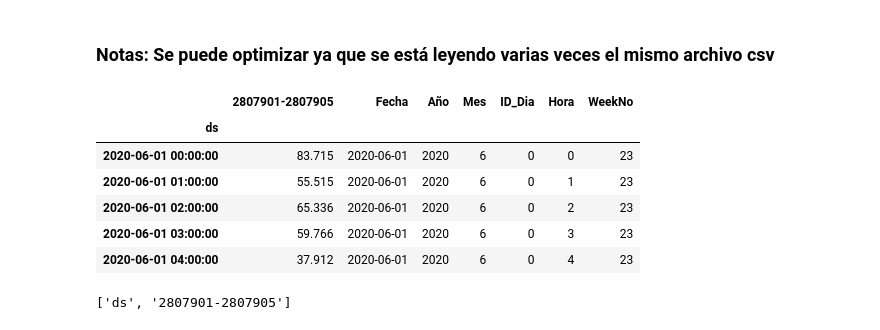
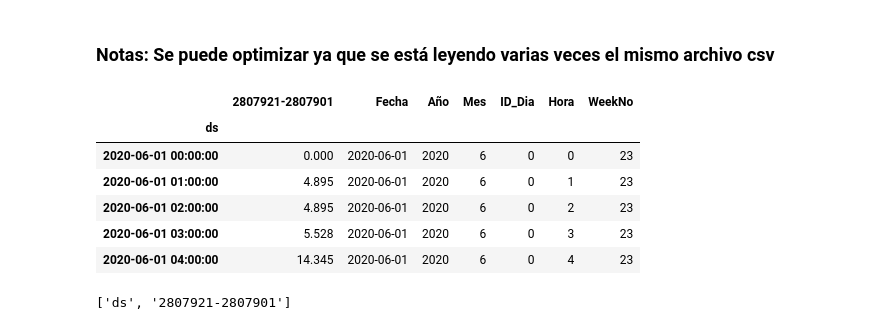
Before and after one commit to Jhonvalencia77/3er_avance, a Jupyter notebook: Patrones2_Trayectos_DiariosJUN_JUL.ipynb, the cells around one changed output. Saved outputs shown, nothing was run; the diff lists cells and outputs as text; code cells hidden in the pictures.

```diff
--- a/Patrones2_Trayectos_DiariosJUN_JUL.ipynb
+++ b/Patrones2_Trayectos_DiariosJUN_JUL.ipynb
@@ -64,11 +64,11 @@ def df_origen(origen,destino):
     #Sacamos una lista de los trayectos origen en comun con mayor número de viajes
     mean_df = df_Dia.mean()
     mean_dict = mean_df.to_dict()
-    main_lines = list(dict.keys(dict(filter(lambda x: x[1] > 15000, mean_dict.items())))) #Obtengo las claves de las columnas con un promedio por dia mayor a 8000
+    main_lines = list(dict.keys(dict(filter(lambda x: x[1] > 10000, mean_dict.items())))) #Obtengo las claves de las columnas con un promedio por dia mayor a 8000
 
     mean_df2 = df2_Dia.mean()
     mean_dict2 = mean_df2.to_dict()
-    main_lines2 = list(dict.keys(dict(filter(lambda x: x[1] > 2000, mean_dict2.items())))) #Obtengo las claves de las columnas con un promedio por dia mayor a 8000
+    main_lines2 = list(dict.keys(dict(filter(lambda x: x[1] > 9000, mean_dict2.items())))) #Obtengo las claves de las columnas con un promedio por dia mayor a 8000
 
     #Sacamos solo los trayectos principales
     main_lines.insert(0,"ds")
@@ -106,21 +106,21 @@ def df_origen(origen,destino):
 
     return df, lista, df_Dia, main_lines, df_main_lines, df2, df2_Dia, main_lines2, df_main_lines2, df_Final,df2_Final,listaDst
 # %%
-origen = "2807901"
-destino = "2807905"
+origen = "2807921"
+destino = "2807901"
 df,lista, df_Dia, main_lines, df_main_lines, df2, df2_Dia, main_lines2, df_main_lines2,df_Final,df2_Final,listaDst = df_origen(origen,destino)
 df_main_lines.head(5)
 df_main_lines2.head(5)
 df_Final.head(5)
 df2_Final.head(5)
 # %% [output]
-|  | 2807901-2807905 | Fecha | Año | Mes | ID_Dia | Hora | WeekNo |
+|  | 2807921-2807901 | Fecha | Año | Mes | ID_Dia | Hora | WeekNo |
 | ds |  |  |  |  |  |  |  |
-| 2020-06-01 00:00:00 | 83.715 | 2020-06-01 | 2020 | 6 | 0 | 0 | 23 |
-| 2020-06-01 01:00:00 | 55.515 | 2020-06-01 | 2020 | 6 | 0 | 1 | 23 |
-| 2020-06-01 02:00:00 | 65.336 | 2020-06-01 | 2020 | 6 | 0 | 2 | 23 |
-| 2020-06-01 03:00:00 | 59.766 | 2020-06-01 | 2020 | 6 | 0 | 3 | 23 |
-| 2020-06-01 04:00:00 | 37.912 | 2020-06-01 | 2020 | 6 | 0 | 4 | 23 |
+| 2020-06-01 00:00:00 | 0.000 | 2020-06-01 | 2020 | 6 | 0 | 0 | 23 |
+| 2020-06-01 01:00:00 | 4.895 | 2020-06-01 | 2020 | 6 | 0 | 1 | 23 |
+| 2020-06-01 02:00:00 | 4.895 | 2020-06-01 | 2020 | 6 | 0 | 2 | 23 |
+| 2020-06-01 03:00:00 | 5.528 | 2020-06-01 | 2020 | 6 | 0 | 3 | 23 |
+| 2020-06-01 04:00:00 | 14.345 | 2020-06-01 | 2020 | 6 | 0 | 4 | 23 |
 # %%
 #print(names_1)
 #print(lista)
@@ -134,7 +134,7 @@ data3=df2_Final.loc['2020-07-01':'2020-07-31']
 # %%
 print(listaDst)
 # %% [output]
-['ds', '2807901-2807905']
+['ds', '2807921-2807901']
 # %%
 ##### Creamos tablas con cada uno de los principales trayectos
 lista_periodos=[1,2,3]
```
Also changed, not shown: parts of 3 cells of this notebook.
